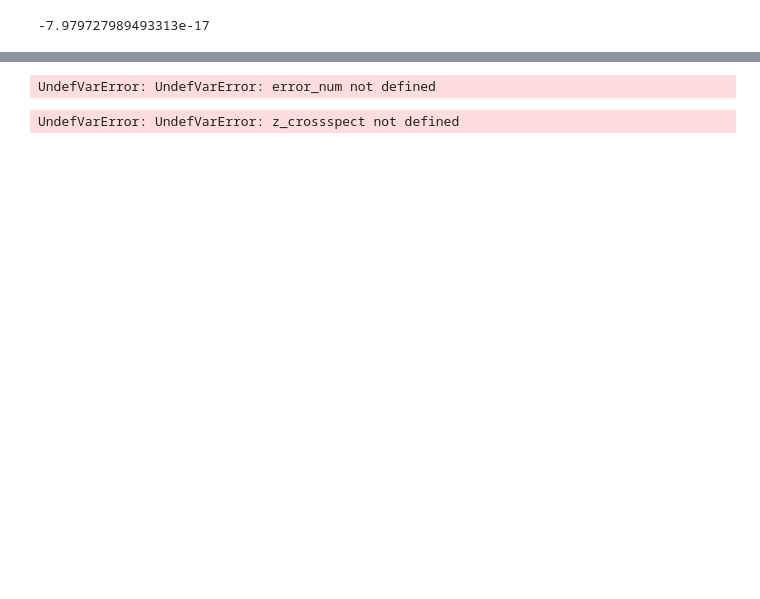
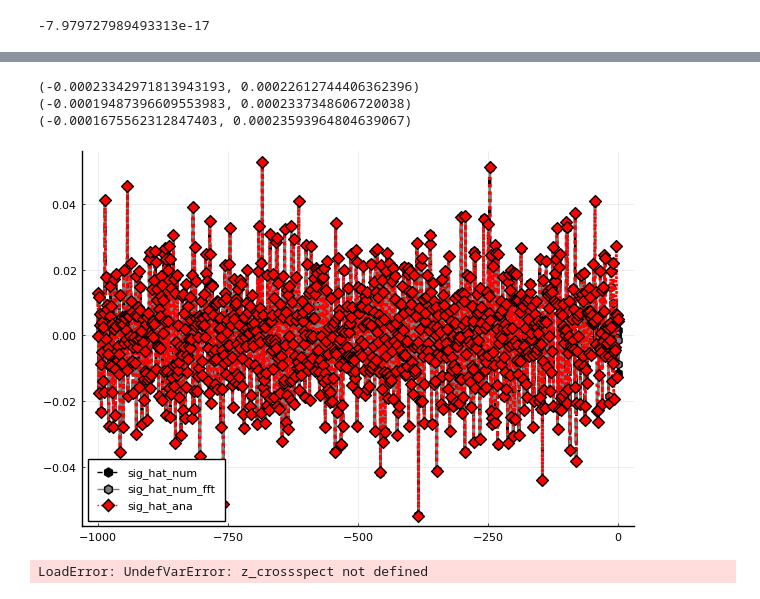
Before and after one commit to JaredMcB/DDRM, a Jupyter notebook: Tools/Wiener Filtering/Scalar Wiener Filter/Scalar Wiener filter Test MA1 Sig add WN.ipynb, the cells around one changed output, grey strips where cells are left out. Drawn from its saved outputs; the diff is of its cells as text; code cells hidden in the pictures; blank space fills up the shorter version.

```diff
--- a/Tools/Wiener Filtering/Scalar Wiener Filter/Scalar Wiener filter Test MA1 Sig add WN.ipynb
+++ b/Tools/Wiener Filtering/Scalar Wiener Filter/Scalar Wiener filter Test MA1 Sig add WN.ipynb
@@ -115,31 +120,35 @@ plot(lags, [C_num_fft C_ana],
 # %%
-lags = -Nex:0
+lags = -1000:0
 C_ana = crosscov(error_ana,pred,lags)
 C_num = crosscov(error_num,pred,lags)
 C_num_fft = crosscov(error_num_fft,pred,lags)
 
 print(mean_and_var(C_num),'\n')
 print(mean_and_var(C_num_fft),'\n')
 print(mean_and_var(C_ana))
 
 plot(lags, [C_num C_num_fft C_ana],
     color=[:black :grey :red],
     line=(2,[:dash :dashdot :dot]),
     label=["sig_hat_num" "sig_hat_num_fft" "sig_hat_ana"],
     marker=([:hex :hex :d],6))
 # %% [output]
-UndefVarError: UndefVarError: error_num not defined
+(-0.00023342971813943193, 0.00022612744406362396)
+(-0.00019487396609553983, 0.0002337348606720038)
+(-0.0001675562312847403, 0.00023593964804639067)
+[figure, added]
 # %%
 Nex = 1000;
 Theta = 2*pi*(0:Nex - 1)/Nex
 Z = exp.(im*Theta);
 
-S_sig_hat_num = z_crossspect(sig_hat_num,sig_hat_num,70; win = "Par")
+S_sig_hat_num = z_crossspect(sig_hat_num,sig_hat_num,70; win = "Bart")
 
 H(z) = sum([h_ana[i+1]*z^(-i) for i = 0 : M_h-1]);
-S_sig_hat_ana(z) = H(z)*(1+r^2 - r*z^(-1) - r*z + sig_v^2)*conj(H(conj(z)^(-1)));
+S_pred(z) = (conj(r1*r2)*rho_poly(z)/z^2)/((1-r1*z^(-1))*(1-r2*z^(-1))*(1-conj(r1)*z)*(1-conj(r2)*z));
+S_sig_hat_ana(z) = H(z)*S_pred(z)*conj(H(conj(z)^(-1)));
 
 plot(Theta,[real.(S_sig_hat_num.(Z)) real.(S_sig_hat_ana.(Z))],
     color=[:black :red],line=(2,[:dash :dot]),label=["S_sig_hat_num" "S_sig_hat_ana"])
 # %% [output]
-UndefVarError: UndefVarError: z_crossspect not defined
+LoadError: UndefVarError: z_crossspect not defined
```
Also changed, not shown: parts of 5 cells of this notebook, 7 other files.
